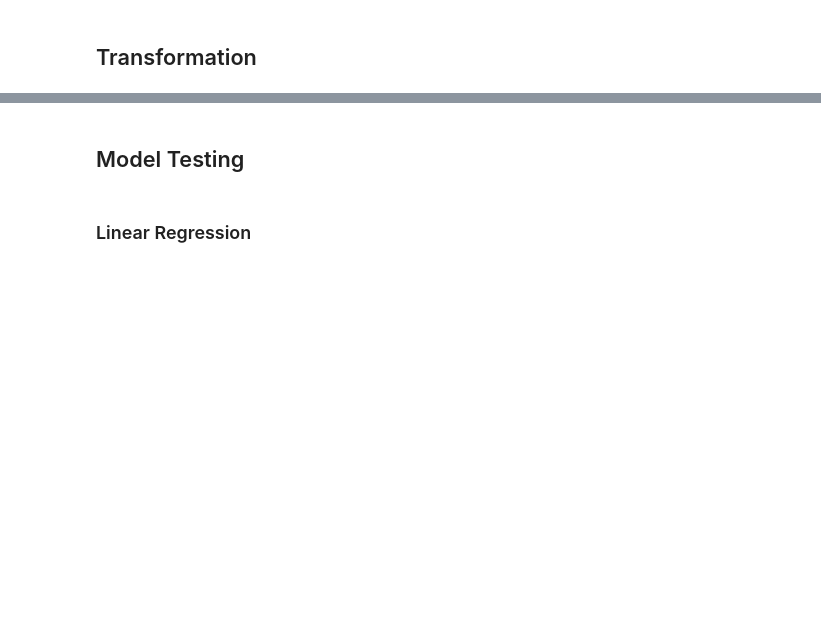
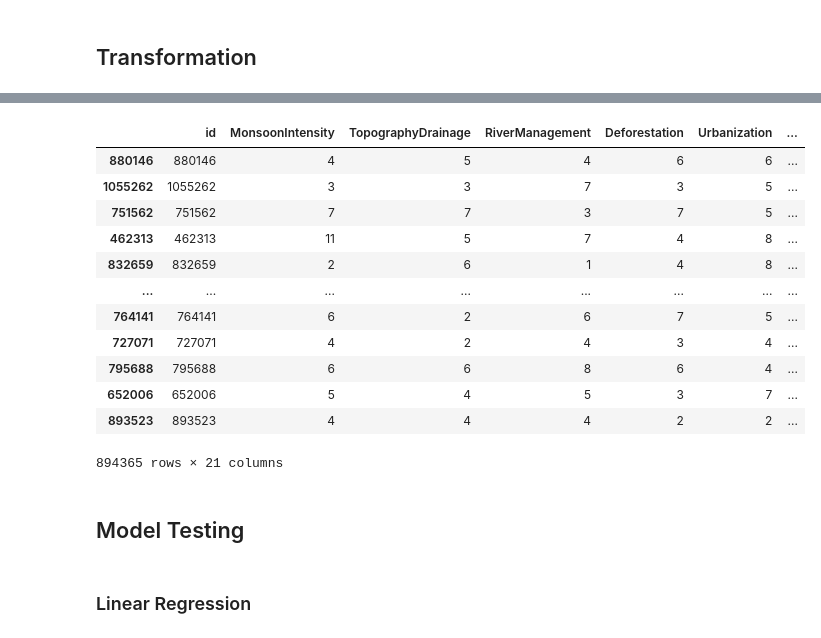
Before and after one commit to seanjhannon/kaggle_flood, a Jupyter notebook: flood_project.ipynb, the cells around one changed output, grey strips where cells are left out. Saved outputs shown, nothing was run; the diff lists cells and outputs as text; code cells hidden in the pictures; blank space fills up the shorter version.

```diff
--- a/flood_project.ipynb
+++ b/flood_project.ipynb
@@ -137,10 +90,0 @@ Pipeline(steps=[('scaler', StandardScaler())])
-# %%
-scale_pipe.fit(X_train)
-
-# Transform both the training and testing data
-X_train_scaled = scale_pipe.transform(X_train)
-X_test_scaled = scale_pipe.transform(X_test)
-
-# Convert the results back to DataFrames for easier viewing
-X_train_scaled_df = pd.DataFrame(X_train_scaled, columns=X_train.columns)
-X_test_scaled_df = pd.DataFrame(X_test_scaled, columns=X_test.columns)
@@ -149,0 +91,16 @@ test_df_full = pd.concat([X_train_scaled_df, y_train], axis=1)
+# %%
+X_train
+# %% [output]
+|  | id | MonsoonIntensity | TopographyDrainage | RiverManagement | Deforestation | Urbanization | ... |
+| 880146 | 880146 | 4 | 5 | 4 | 6 | 6 | ... |
+| 1055262 | 1055262 | 3 | 3 | 7 | 3 | 5 | ... |
+| 751562 | 751562 | 7 | 7 | 3 | 7 | 5 | ... |
+| 462313 | 462313 | 11 | 5 | 7 | 4 | 8 | ... |
+| 832659 | 832659 | 2 | 6 | 1 | 4 | 8 | ... |
+| ... | ... | ... | ... | ... | ... | ... | ... |
+| 764141 | 764141 | 6 | 2 | 6 | 7 | 5 | ... |
+| 727071 | 727071 | 4 | 2 | 4 | 3 | 4 | ... |
+| 795688 | 795688 | 6 | 6 | 8 | 6 | 4 | ... |
+| 652006 | 652006 | 5 | 4 | 5 | 3 | 7 | ... |
+| 893523 | 893523 | 4 | 4 | 4 | 2 | 2 | ... |
+894365 rows × 21 columns
```
Also changed, not shown: parts of 17 cells of this notebook, 7 other files.
